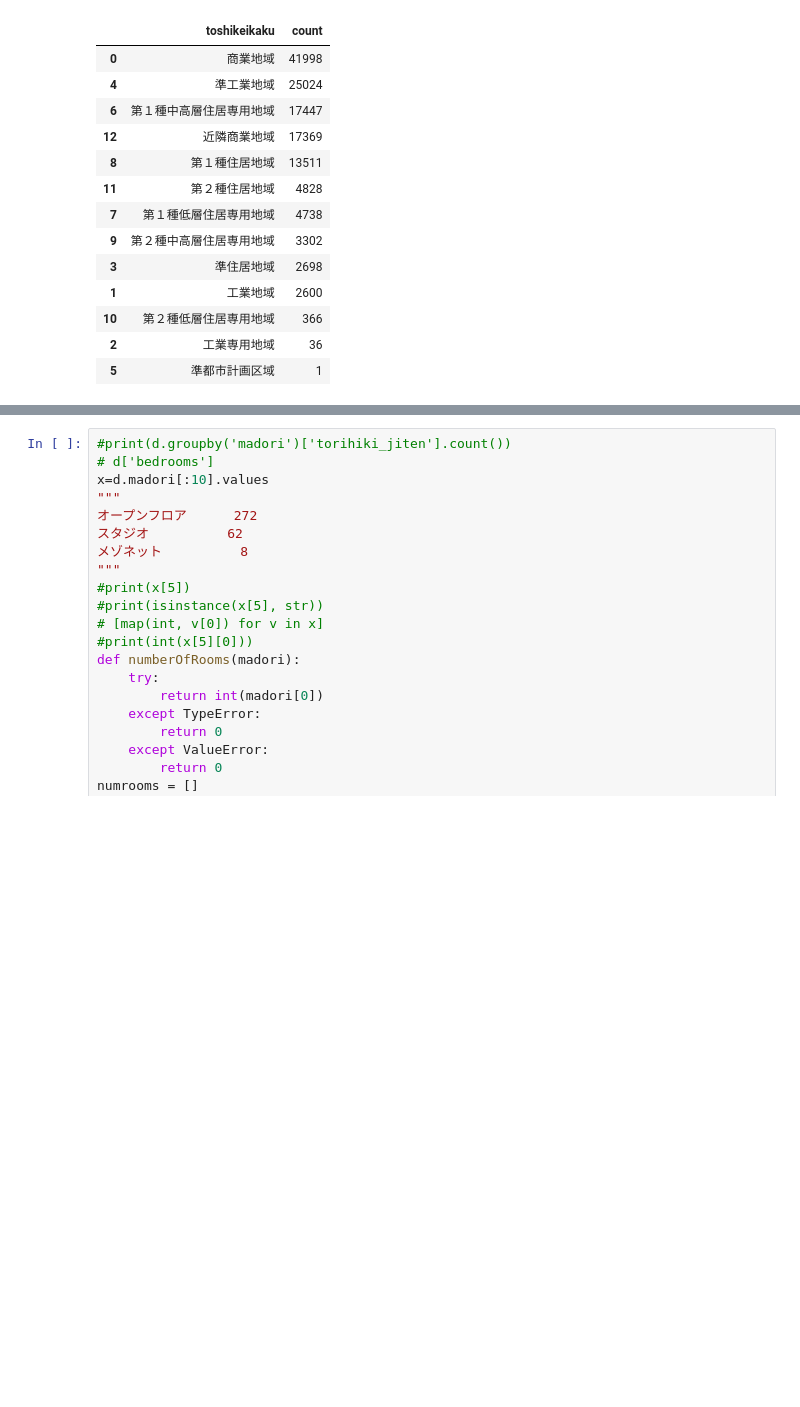
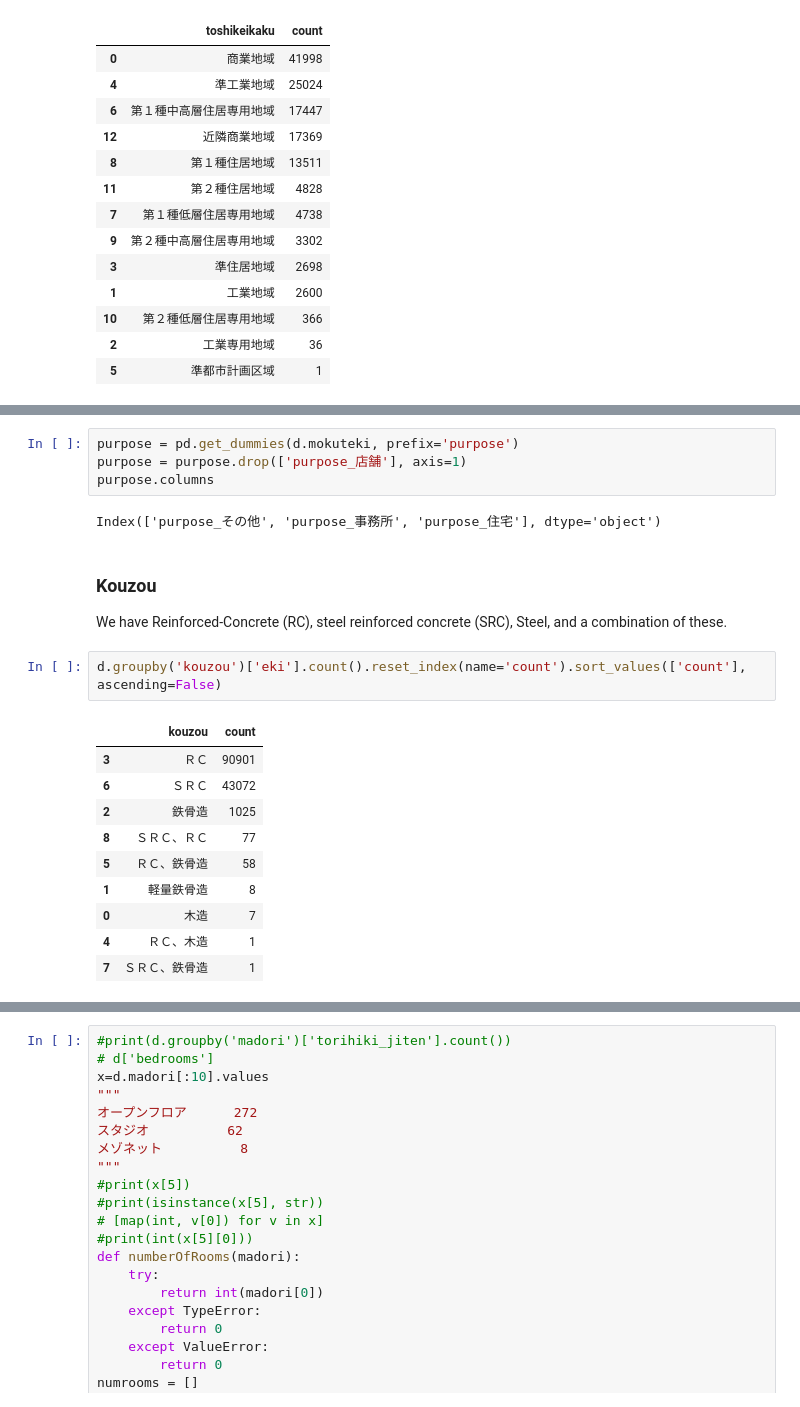
Before and after one commit to stubz/machine-learning, a Jupyter notebook: projects/capstone/tokyo_housing_data_analysis.ipynb, the cells around one changed output, grey strips where cells are left out. Saved outputs shown, nothing was run; the diff lists cells and outputs as text; blank space fills up the shorter version.

```diff
--- a/projects/capstone/tokyo_housing_data_analysis.ipynb
+++ b/projects/capstone/tokyo_housing_data_analysis.ipynb
@@ -445,0 +419,22 @@ array([[ 1.,  0.,  0.,  1.,  0.,  0.,  0.,  0.,  1.]])
+# %%
+purpose = pd.get_dummies(d.mokuteki, prefix='purpose')
+purpose = purpose.drop(['purpose_店舗'], axis=1)
+purpose.columns
+# %% [output]
+Index(['purpose_その他', 'purpose_事務所', 'purpose_住宅'], dtype='object')
+# %% [markdown]
+### Kouzou
+We have Reinforced-Concrete (RC), steel reinforced concrete (SRC), Steel, and a combination of these.
+# %%
+d.groupby('kouzou')['eki'].count().reset_index(name='count').sort_values(['count'], ascending=False)
+# %% [output]
+|  | kouzou | count |
+| 3 | ＲＣ | 90901 |
+| 6 | ＳＲＣ | 43072 |
+| 2 | 鉄骨造 | 1025 |
+| 8 | ＳＲＣ、ＲＣ | 77 |
+| 5 | ＲＣ、鉄骨造 | 58 |
+| 1 | 軽量鉄骨造 | 8 |
+| 0 | 木造 | 7 |
+| 4 | ＲＣ、木造 | 1 |
+| 7 | ＳＲＣ、鉄骨造 | 1 |
```
Also changed, not shown: parts of 26 cells of this notebook, 5 other files.
